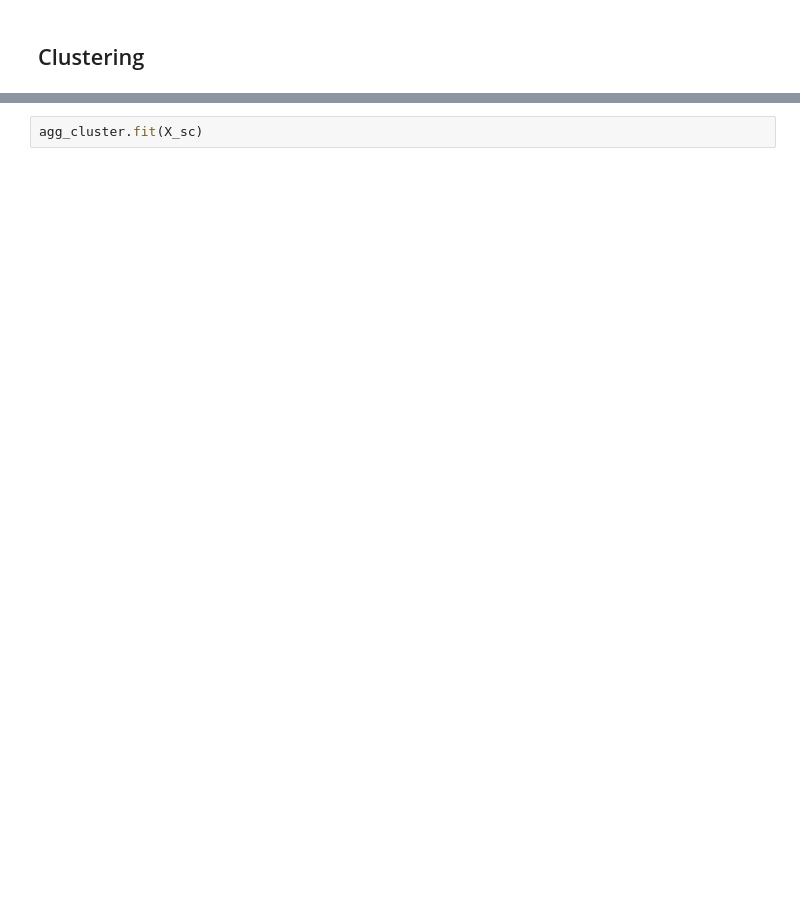
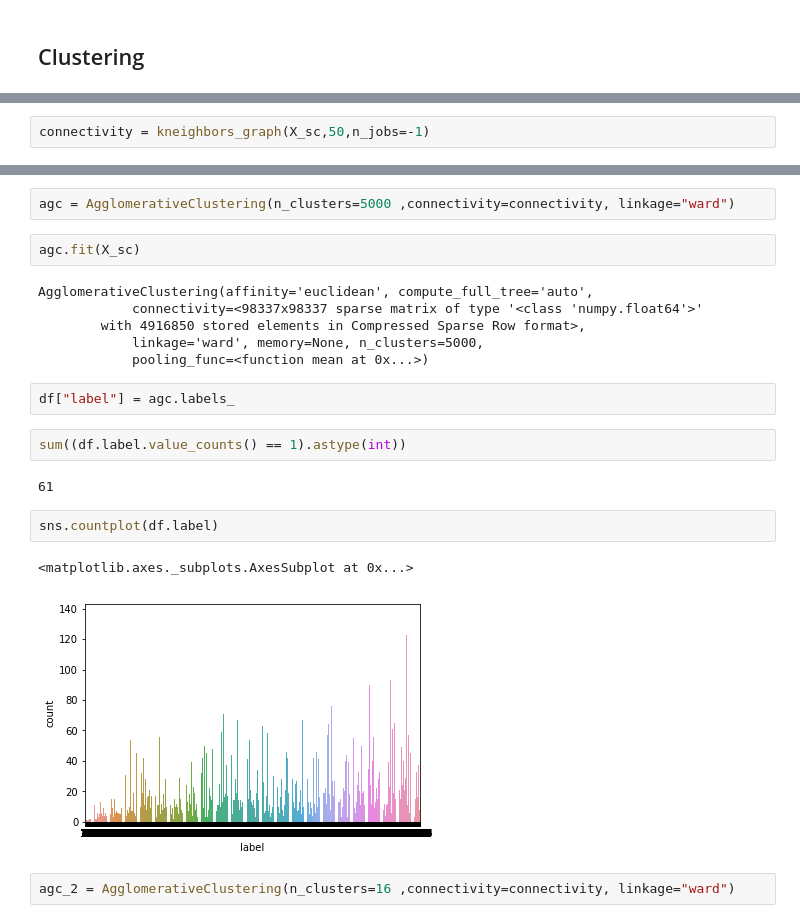
Before and after one commit to RMExe/Clustersong, a Jupyter notebook: code/03-clustering.ipynb, the cells around one changed output, grey strips where cells are left out. Cells and saved outputs as stored; diff of their text form; blank space fills up the shorter version.

Commit message:
Clustered

```diff
--- a/code/03-clustering.ipynb
+++ b/code/03-clustering.ipynb
@@ -66,0 +72,2 @@ agg_cluster = AgglomerativeClustering()
+# %%
+connectivity = kneighbors_graph(X_sc,50,n_jobs=-1)
@@ -67,2 +78,23 @@ agg_cluster = AgglomerativeClustering()
+# %%
+agc = AgglomerativeClustering(n_clusters=5000 ,connectivity=connectivity, linkage="ward")
 # %%
-agg_cluster.fit(X_sc)
+agc.fit(X_sc)
+# %% [output]
+AgglomerativeClustering(affinity='euclidean', compute_full_tree='auto',
+            connectivity=<98337x98337 sparse matrix of type '<class 'numpy.float64'>'
+        with 4916850 stored elements in Compressed Sparse Row format>,
+            linkage='ward', memory=None, n_clusters=5000,
+            pooling_func=<function mean at 0x...>)
+# %%
+df["label"] = agc.labels_
+# %%
+sum((df.label.value_counts() == 1).astype(int))
+# %% [output]
+61
+# %%
+sns.countplot(df.label)
+# %% [output]
+<matplotlib.axes._subplots.AxesSubplot at 0x...>
+[figure, added]
+# %%
+agc_2 = AgglomerativeClustering(n_clusters=16 ,connectivity=connectivity, linkage="ward")
```
Also changed, not shown: parts of 22 cells of this notebook, 1 other file.
